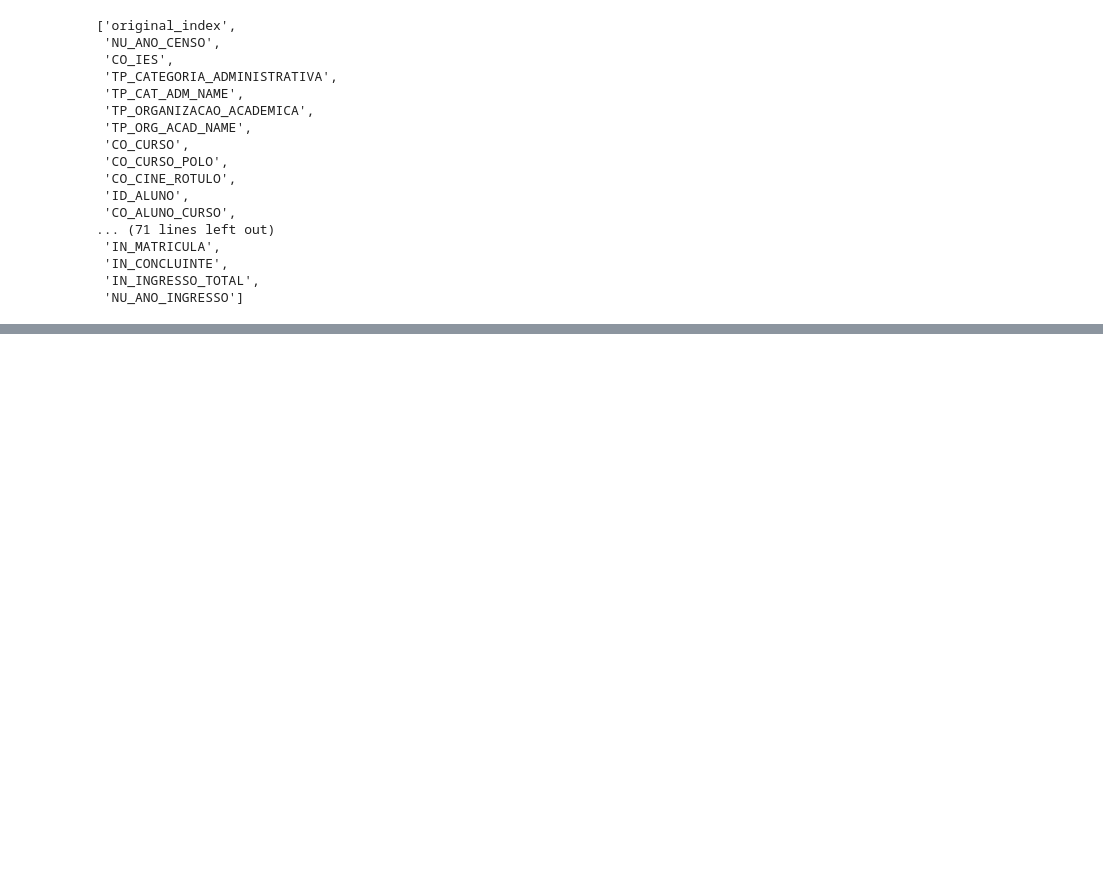
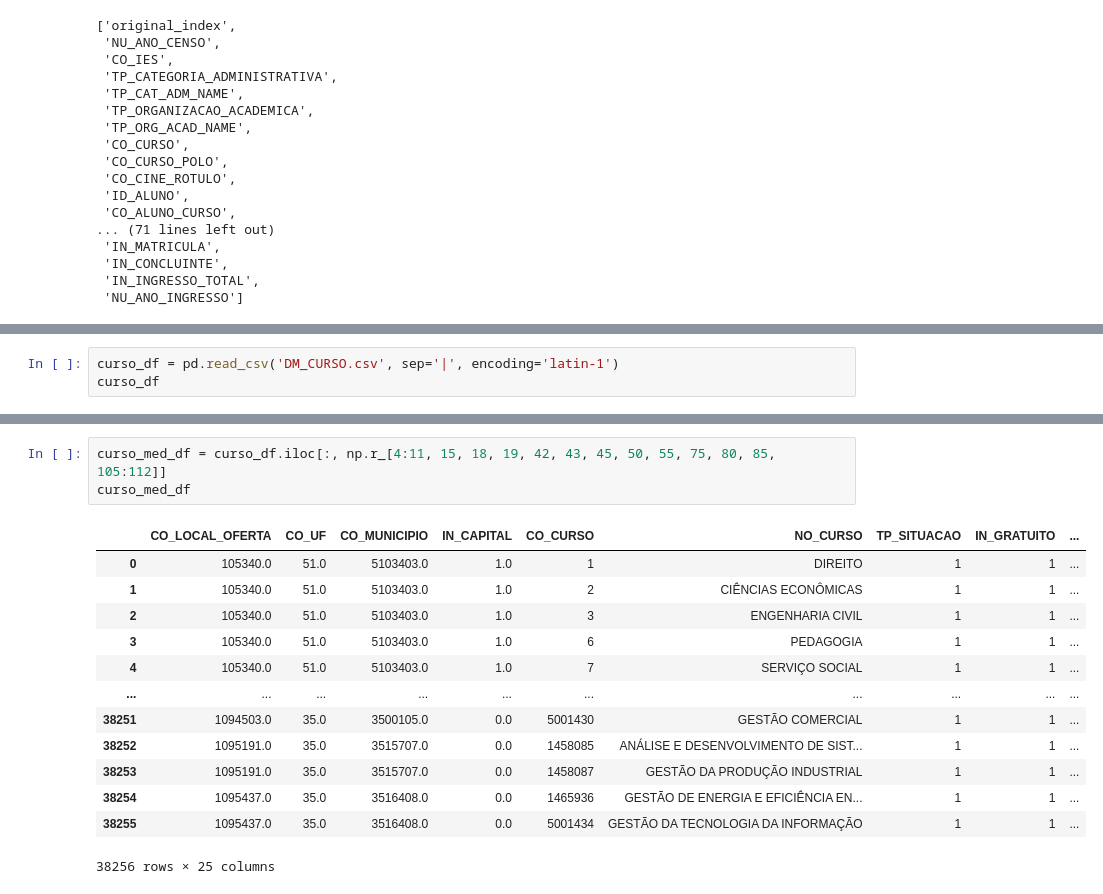
Before and after one commit to rafael-roldao/censo_es_2018_aluno, a Jupyter notebook: Censo do Ensino Superior 2018 - Alunos.ipynb, the cells around one changed output, grey strips where cells are left out. Drawn from its saved outputs; the diff is of its cells as text; blank space fills up the shorter version.

```diff
--- a/Censo do Ensino Superior 2018 - Alunos.ipynb
+++ b/Censo do Ensino Superior 2018 - Alunos.ipynb
@@ -901,0 +931,3 @@ medicina_df2
+# %%
+curso_df = pd.read_csv('DM_CURSO.csv', sep='|', encoding='latin-1')
+curso_df
@@ -901,0 +948,17 @@ medicina_df2
+# %%
+curso_med_df = curso_df.iloc[:, np.r_[4:11, 15, 18, 19, 42, 43, 45, 50, 55, 75, 80, 85, 105:112]]
+curso_med_df
+# %% [output]
+|  | CO_LOCAL_OFERTA | CO_UF | CO_MUNICIPIO | IN_CAPITAL | CO_CURSO | NO_CURSO | TP_SITUACAO | IN_GRATUITO | ... |
+| 0 | 105340.0 | 51.0 | 5103403.0 | 1.0 | 1 | DIREITO | 1 | 1 | ... |
+| 1 | 105340.0 | 51.0 | 5103403.0 | 1.0 | 2 | CIÊNCIAS ECONÔMICAS | 1 | 1 | ... |
+| 2 | 105340.0 | 51.0 | 5103403.0 | 1.0 | 3 | ENGENHARIA CIVIL | 1 | 1 | ... |
+| 3 | 105340.0 | 51.0 | 5103403.0 | 1.0 | 6 | PEDAGOGIA | 1 | 1 | ... |
+| 4 | 105340.0 | 51.0 | 5103403.0 | 1.0 | 7 | SERVIÇO SOCIAL | 1 | 1 | ... |
+| ... | ... | ... | ... | ... | ... | ... | ... | ... | ... |
+| 38251 | 1094503.0 | 35.0 | 3500105.0 | 0.0 | 5001430 | GESTÃO COMERCIAL | 1 | 1 | ... |
+| 38252 | 1095191.0 | 35.0 | 3515707.0 | 0.0 | 1458085 | ANÁLISE E DESENVOLVIMENTO DE SIST... | 1 | 1 | ... |
+| 38253 | 1095191.0 | 35.0 | 3515707.0 | 0.0 | 1458087 | GESTÃO DA PRODUÇÃO INDUSTRIAL | 1 | 1 | ... |
+| 38254 | 1095437.0 | 35.0 | 3516408.0 | 0.0 | 1465936 | GESTÃO DE ENERGIA E EFICIÊNCIA EN... | 1 | 1 | ... |
+| 38255 | 1095437.0 | 35.0 | 3516408.0 | 0.0 | 5001434 | GESTÃO DA TECNOLOGIA DA INFORMAÇÃO | 1 | 1 | ... |
+38256 rows × 25 columns
```
Also changed, not shown: parts of 21 cells of this notebook, 2 other files.
